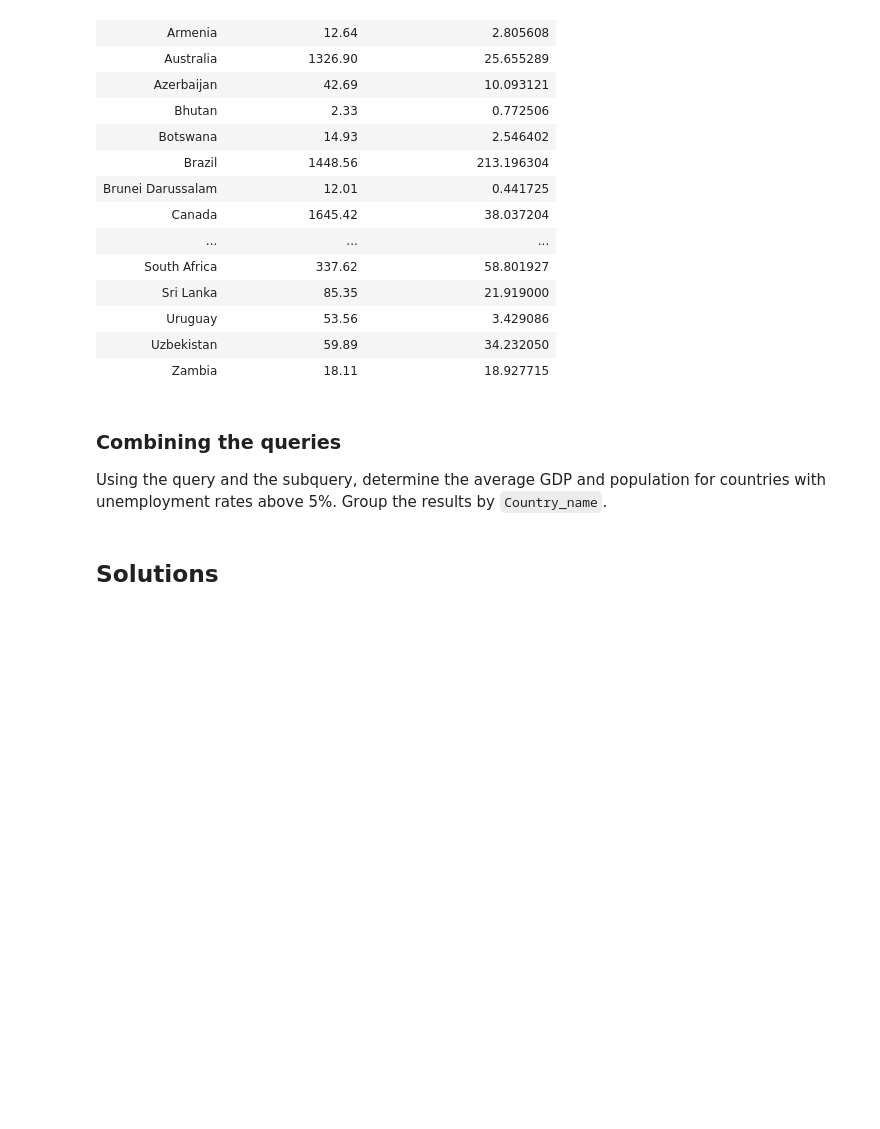
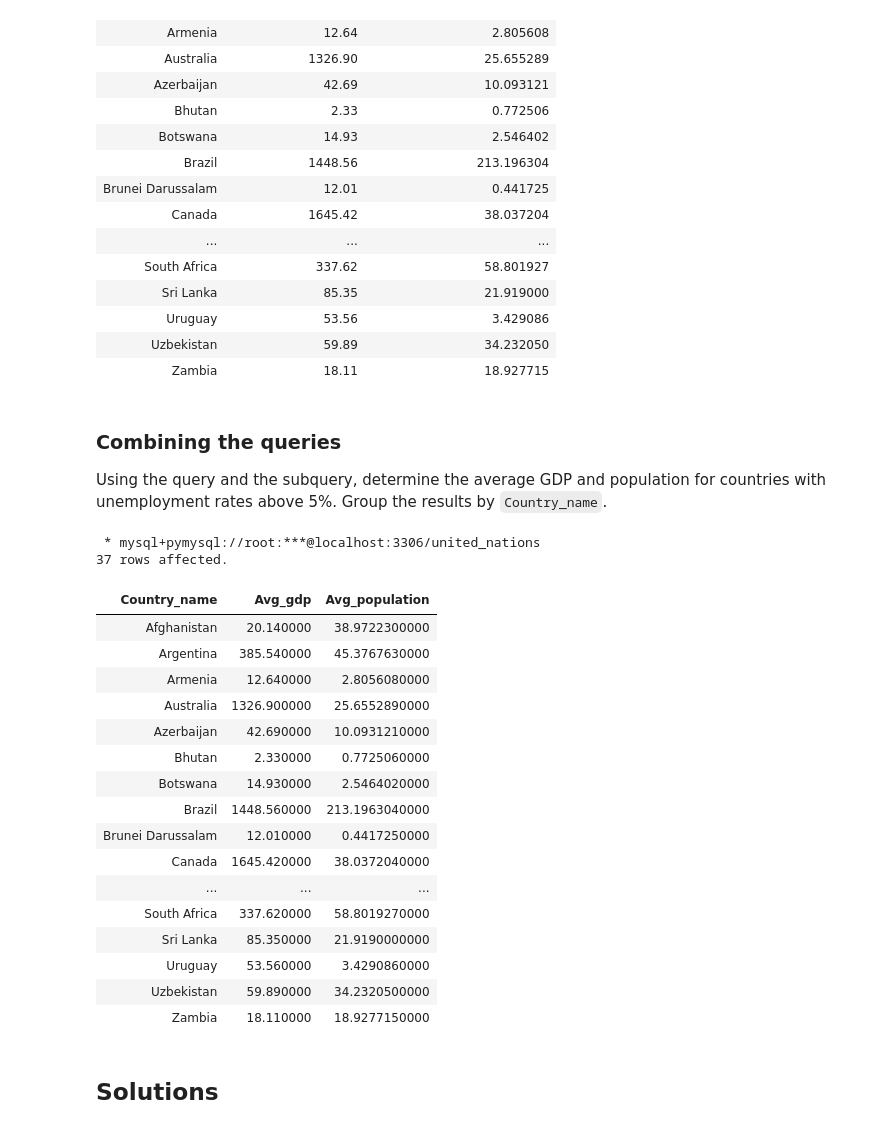
Before and after one commit to RealElvince/Access-to-basic-water-services, a Jupyter notebook: notebooks/Subquery in FROM.ipynb, the cells around one changed output. Drawn from its saved outputs; the diff is of its cells as text; code cells hidden in the pictures; blank space fills up the shorter version.

```diff
--- a/notebooks/Subquery in FROM.ipynb
+++ b/notebooks/Subquery in FROM.ipynb
@@ -146,7 +146,43 @@ WHERE
 Using the query and the subquery, determine the average GDP and population for countries with unemployment rates above 5%. Group the results by `Country_name`.
 # %%
 %%sql
-# Add your code here
+
+SELECT
+    Country_name,
+    AVG(Est_gdp_in_billions) AS Avg_gdp,
+    AVG(Est_population_in_millions) AS Avg_population
+FROM
+    (SELECT
+        Country_name,
+        Est_gdp_in_billions,
+        Est_population_in_millions
+    FROM
+        Economic_Indicators
+    WHERE
+        Pct_unemployment > 5
+        AND Time_period = 2020) AS FilteredCountries
+GROUP BY
+    Country_name;
+# %% [output]
+ * mysql+pymysql://root:***@localhost:3306/united_nations
+37 rows affected.
+| Country_name | Avg_gdp | Avg_population |
+| Afghanistan | 20.140000 | 38.9722300000 |
+| Argentina | 385.540000 | 45.3767630000 |
+| Armenia | 12.640000 | 2.8056080000 |
+| Australia | 1326.900000 | 25.6552890000 |
+| Azerbaijan | 42.690000 | 10.0931210000 |
+| Bhutan | 2.330000 | 0.7725060000 |
+| Botswana | 14.930000 | 2.5464020000 |
+| Brazil | 1448.560000 | 213.1963040000 |
+| Brunei Darussalam | 12.010000 | 0.4417250000 |
+| Canada | 1645.420000 | 38.0372040000 |
+| ... | ... | ... |
+| South Africa | 337.620000 | 58.8019270000 |
+| Sri Lanka | 85.350000 | 21.9190000000 |
+| Uruguay | 53.560000 | 3.4290860000 |
+| Uzbekistan | 59.890000 | 34.2320500000 |
+| Zambia | 18.110000 | 18.9277150000 |
 # %% [markdown]
 ## Solutions
 # %% [markdown]
```
